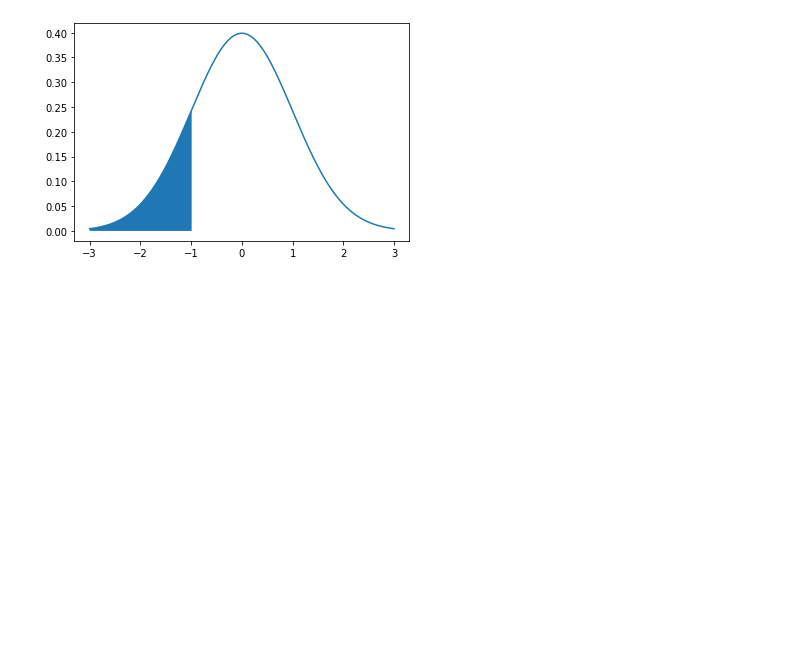
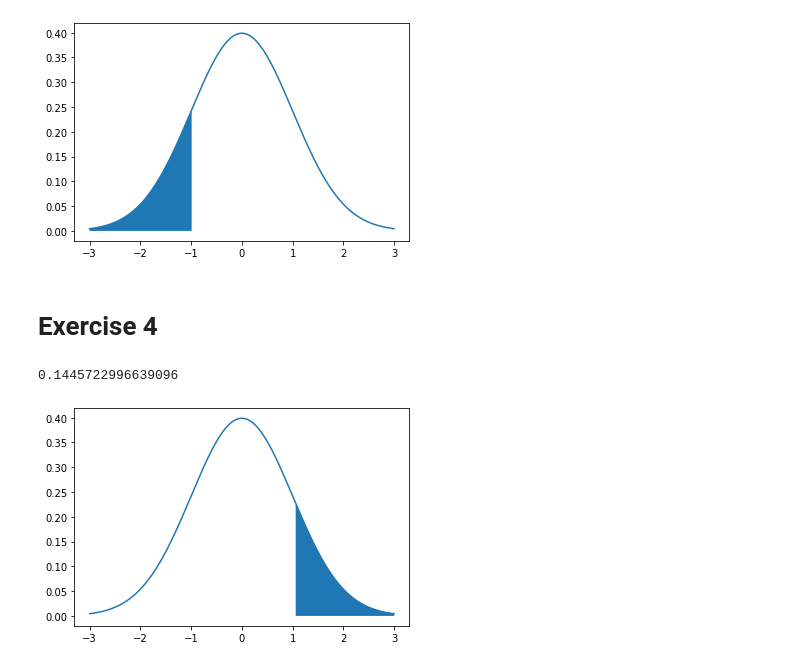
Before and after one commit to FerdianFy13/Fundamental_Inference_Statistics, a Jupyter notebook: Normall_Standard_Distribution.ipynb, the cells around one changed output. Cells and saved outputs as stored; diff of their text form; code cells hidden in the pictures; blank space fills up the shorter version.

Commit message:
Finding Area Under the Standard Normal Curve to the right

```diff
--- a/Normall_Standard_Distribution.ipynb
+++ b/Normall_Standard_Distribution.ipynb
@@ -76,3 +76,29 @@ x = np.arange(-3, 3, 0.001)
 draw_z_score(x, x<z_score)
 # %% [output]
 [figure]
+# %% [markdown]
+# Exercise 4
+# %%
+from scipy import stats
+
+z_score = 1.06
+p = 1 - stats.norm.cdf(z_score)
+print(p)
+# %% [output]
+0.1445722996639096
+# %%
+from scipy import stats
+import numpy as np
+import matplotlib.pyplot as plt
+
+def draw_z_score(x, cond, mu=0, sigma=1):
+    y = stats.norm.pdf(x, mu, sigma)
+    z = x[cond]
+    plt.plot(x, y)
+    plt.fill_between(z, 0, stats.norm.pdf(z, mu, sigma))
+    plt.show()
+
+x = np.arange(-3, 3, 0.001)
+draw_z_score(x, x>z_score)
+# %% [output]
+[figure, added]
```
